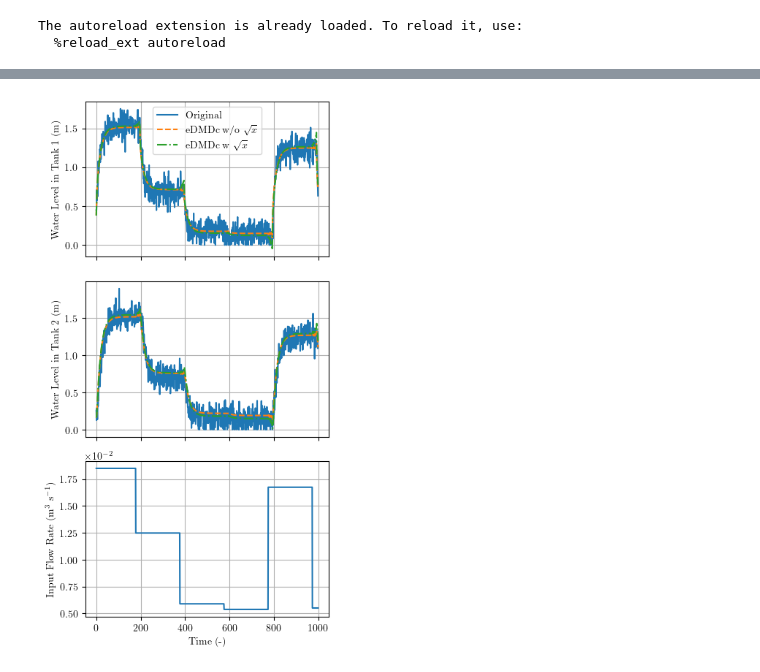
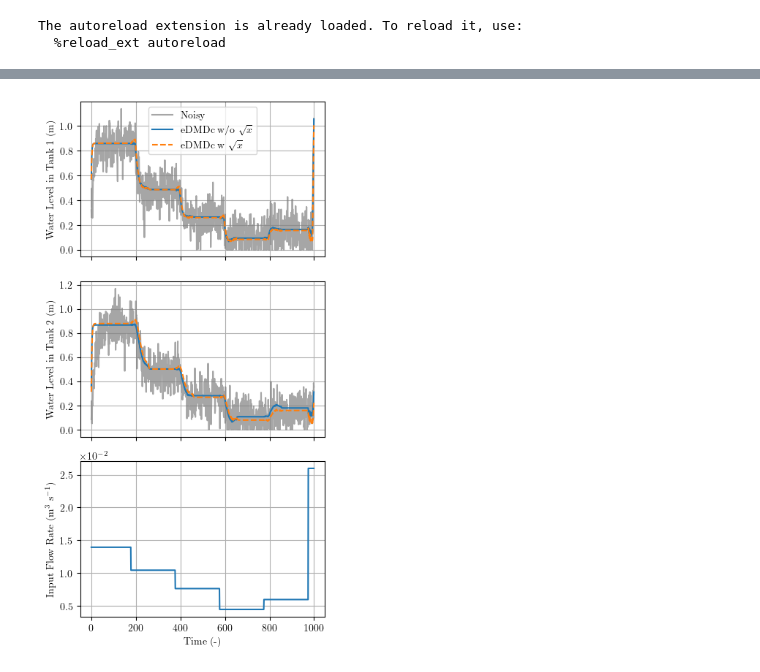
Before and after one commit to PatrikValabek/deep-koopman-with-time-delays, a Jupyter notebook: examples/eDMDc.ipynb, the cells around one changed output, grey strips where cells are left out. Saved outputs shown, nothing was run; the diff lists cells and outputs as text; code cells hidden in the pictures.

```diff
--- a/examples/eDMDc.ipynb
+++ b/examples/eDMDc.ipynb
@@ -60,3 +60,8 @@ plt.plot(Y_t)
+# %%
+hm = 80
+hl = 0
+p = 0
+q = 0
 # %%
 pipes = {
     "eDMDc w/o $\\sqrt{x}$": Pipeline([
@@ -79,12 +84,16 @@ pipes = {
 models = {name: pipe.fit(U, X).steps[-1][1] for name, pipe in pipes.items()}
 # %%
 Ys_pred = {name: pipe.predict(U) for name, pipe in pipes.items()}
+# %%
+Y_tests_pred = {
+    name: pipe.predict(U_t, **{"y0": Y_t[0]}) for name, pipe in pipes.items()
+}
 # %%
 stats_ = {}
-for name, Y_pred in Ys_pred.items():
+for name, Y_pred in Y_tests_pred.items():
     stats_[name] = {
-        "MAE": mean_absolute_error(Y, Y_pred),
-        "MAPE": mean_absolute_percentage_error(Y, Y_pred),
+        "MAE": mean_absolute_error(Y_t, Y_pred),
+        "MAPE": mean_absolute_percentage_error(Y_t, Y_pred),
     }
 # %%
 pd.DataFrame(stats_).round(4)
@@ -95,13 +104,12 @@ pd.DataFrame(stats_).round(4)
-# %%
-Y_tests_pred = {name: pipe.predict(U_t) for name, pipe in pipes.items()}
 # %%
 # [donotremove]
 fig = plot_results(
     U_t[:part],
-    Y_t[:part],
-    *[Y_pred[:part] for Y_pred in Y_tests_pred.values()],
-    labels=["Original", *list(Y_tests_pred.keys())],
+    {
+        "Noisy": Y_t[:part],
+        **{name: Y_pred[:part] for name, Y_pred in Y_tests_pred.items()},
+    },
 )
 fig.savefig(f"{results_path}dmdc_multipred-p{p}-q{q}-hm{hm}-hl{hl}.pdf")
 # %% [output]
-[figure, old version]
+[figure, new version]
```
Also changed, not shown: parts of 9 cells of this notebook, 5 other files.
